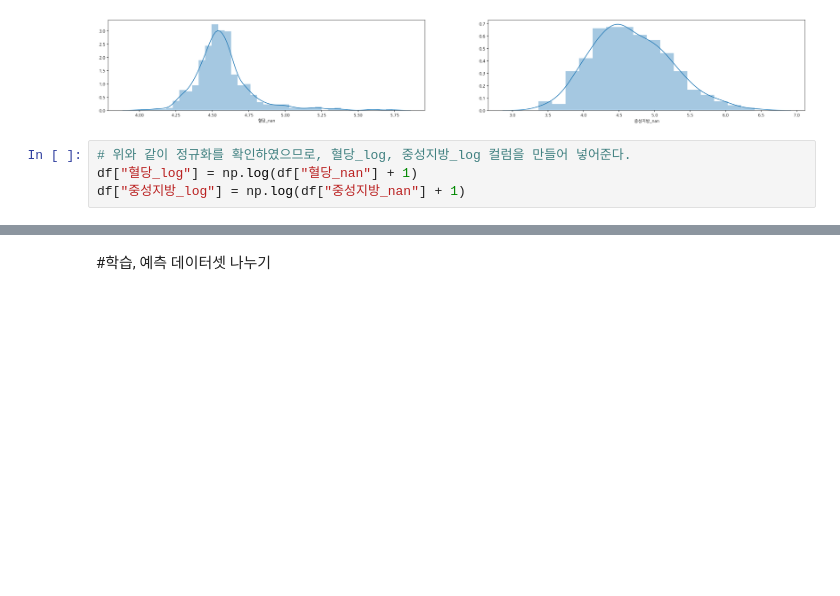
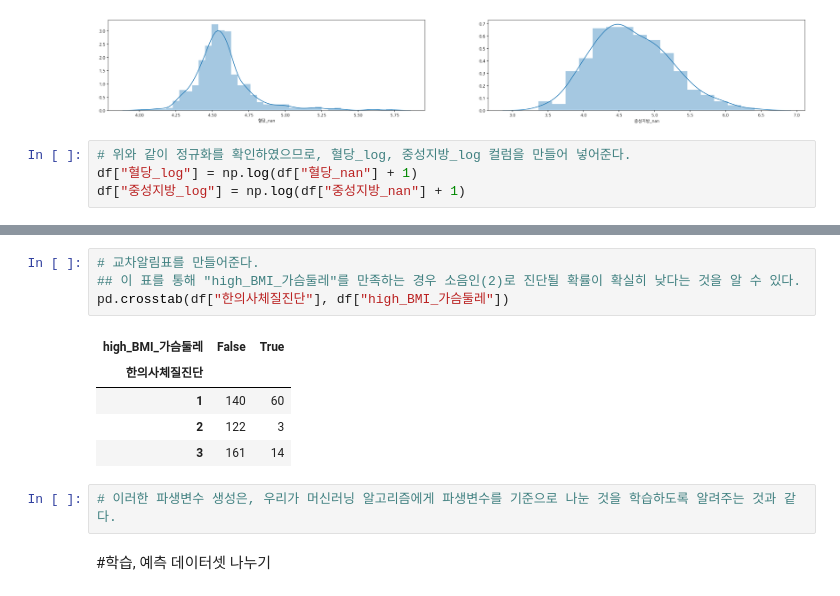
Before and after one commit to HyeonhoonLee/KIOM_KDC, a Jupyter notebook: KDC_feature_engineering.ipynb, the cells around one changed output, grey strips where cells are left out. Drawn from its saved outputs; the diff is of its cells as text; blank space fills up the shorter version.

```diff
--- a/KDC_feature_engineering.ipynb
+++ b/KDC_feature_engineering.ipynb
@@ -486,3 +509,15 @@ df["중성지방_log"] = np.log(df["중성지방_nan"] + 1)
+# %%
+# 교차알림표를 만들어준다.
+## 이 표를 통해 "high_BMI_가슴둘레"를 만족하는 경우 소음인(2)로 진단될 확률이 확실히 낮다는 것을 알 수 있다.
+pd.crosstab(df["한의사체질진단"], df["high_BMI_가슴둘레"])
+# %% [output]
+| high_BMI_가슴둘레 | False | True |
+| 한의사체질진단 |  |  |
+| 1 | 140 | 60 |
+| 2 | 122 | 3 |
+| 3 | 161 | 14 |
+# %%
+# 이러한 파생변수 생성은, 우리가 머신러닝 알고리즘에게 파생변수를 기준으로 나눈 것을 학습하도록 알려주는 것과 같다.
 # %% [markdown]
 #학습, 예측 데이터셋 나누기
 # %%
```
Also changed, not shown: parts of 19 cells of this notebook.
